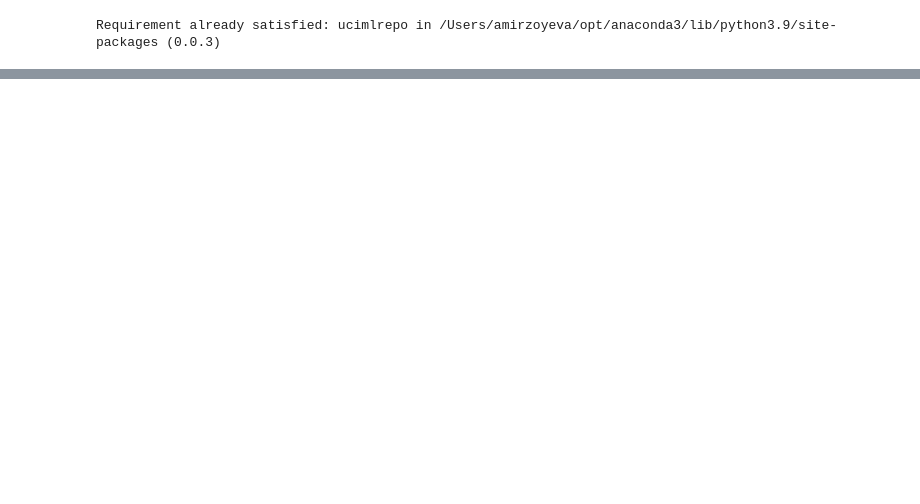
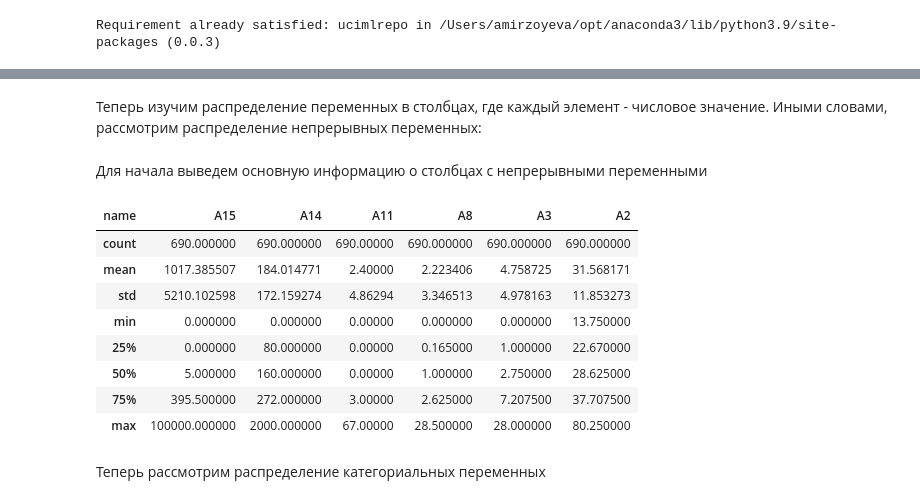
Before and after one commit to aeshef/AlgoTradingLiterature, a Jupyter notebook: ResearchProject.ipynb, the cells around one changed output, grey strips where cells are left out. Cells and saved outputs as stored; diff of their text form; code cells hidden in the pictures; blank space fills up the shorter version.

```diff
--- a/ResearchProject.ipynb
+++ b/ResearchProject.ipynb
@@ -54,0 +94,22 @@ print(finished_blanks)
+# %%
+#Заполним пропуски, а так же проиллюстрируем их заполнение:
+#для начала в таблицу started_blanks запишем количество пропусков в каждом столбце
+started_blanks = df.isna().sum()
+#непосредственно заполним пропуска
+for name in credit_approval.variables.name:
+    if (df[name].isna().sum()!=0):
+        if ((df[name].dtype == int) or (df[name].dtype == float)): #если в столбце не строки, а числа, то заполним средним значением (если переменные непрерывные)
+            fill_value =df[name].mean()
+            df[name].fillna(fill_value, inplace=True)
+        else:
+            #если переменная категориальная, то по свойству, описанному выше, кажется логичным заполнить пропуски самым поплярным значением в столбце
+            counted_values = df[name].value_counts()
+            most_common =counted_values.idxmax()
+            df[name].fillna(most_common, inplace=True)
+#создадим еще одну таблицу с количеством пропусков, но уже в заполненном датафрейме
+finished_blanks = df.isna().sum()
+
+print("До заполнения")
+print(started_blanks)
+print("После заполнения")
+print(finished_blanks)
@@ -54,0 +134,24 @@ print(finished_blanks)
+# %% [markdown]
+Теперь изучим распределение переменных в столбцах, где каждый элемент - числовое значение. Иными словами, рассмотрим распределение непрерывных переменных:
+# %% [markdown]
+Для начала выведем основную информацию о столбцах с непрерывными переменными
+# %%
+df.describe()
+#count - The number of not-empty values.
+# mean - The average (mean) value.
+# std - The standard deviation.
+# min - the minimum value.
+# 25% - The 25% percentile*.
+# 50% - The 50% percentile*.
+# 75% - The 75% percentile*.
+# max - the maximum value.
+# %% [output]
+| name | A15 | A14 | A11 | A8 | A3 | A2 |
+| count | 690.000000 | 690.000000 | 690.00000 | 690.000000 | 690.000000 | 690.000000 |
+| mean | 1017.385507 | 184.014771 | 2.40000 | 2.223406 | 4.758725 | 31.568171 |
+| std | 5210.102598 | 172.159274 | 4.86294 | 3.346513 | 4.978163 | 11.853273 |
+| min | 0.000000 | 0.000000 | 0.00000 | 0.000000 | 0.000000 | 13.750000 |
+| 25% | 0.000000 | 80.000000 | 0.00000 | 0.165000 | 1.000000 | 22.670000 |
+| 50% | 5.000000 | 160.000000 | 0.00000 | 1.000000 | 2.750000 | 28.625000 |
+| 75% | 395.500000 | 272.000000 | 3.00000 | 2.625000 | 7.207500 | 37.707500 |
+| max | 100000.000000 | 2000.000000 | 67.00000 | 28.500000 | 28.000000 | 80.250000 |
@@ -54,0 +189,2 @@ print(finished_blanks)
+# %% [markdown]
+Теперь рассмотрим распределение категориальных переменных
```
Also changed, not shown: parts of 11 cells of this notebook.
